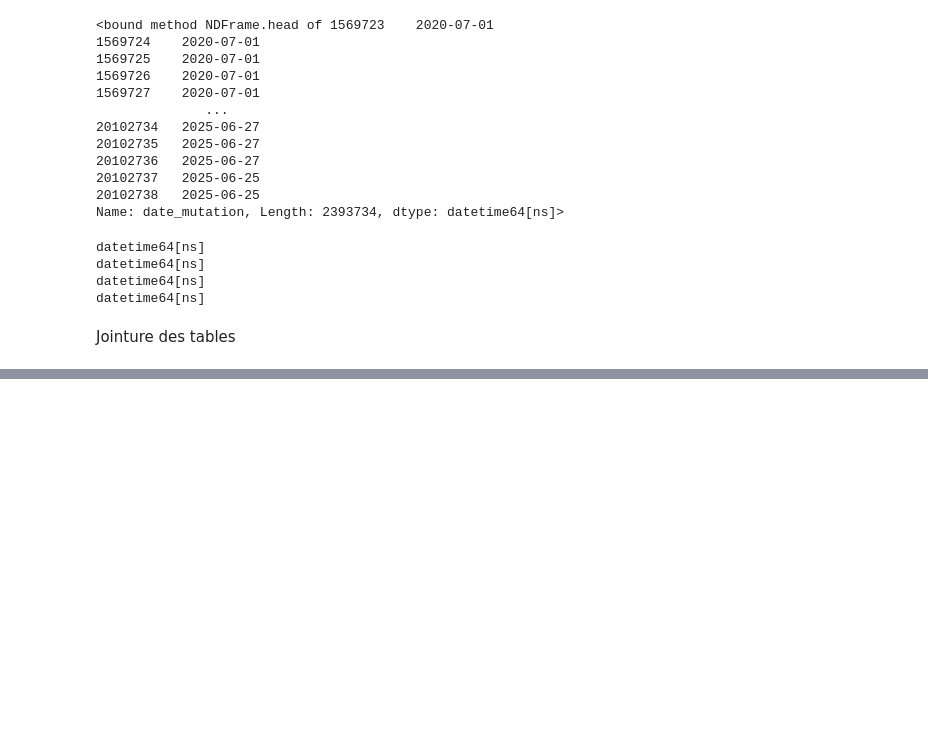
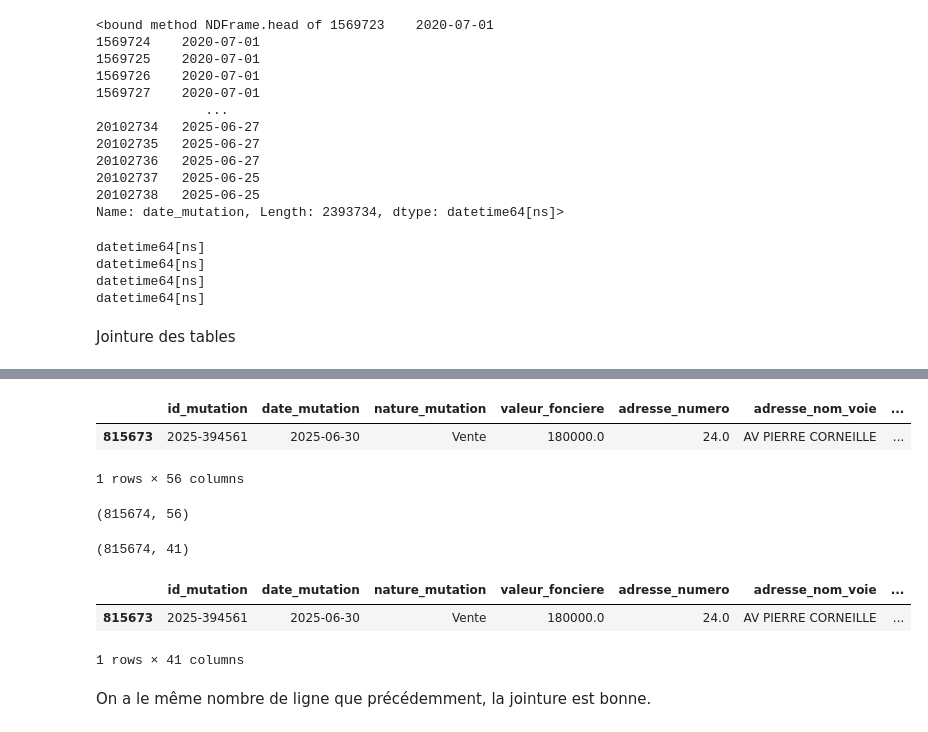
Before and after one commit to leocoooo/land_value_prediction, a Jupyter notebook: src/construction_de_la_base/construction.ipynb, the cells around one changed output, grey strips where cells are left out. Cells and saved outputs as stored; diff of their text form; code cells hidden in the pictures; blank space fills up the shorter version.

```diff
--- a/src/construction_de_la_base/construction.ipynb
+++ b/src/construction_de_la_base/construction.ipynb
@@ -1391,0 +1222,24 @@ print("\n" + "=" * 70)
+# %%
+df_vf_idf_enriched.tail(1)
+# %% [output]
+|  | id_mutation | date_mutation | nature_mutation | valeur_fonciere | adresse_numero | adresse_nom_voie | ... |
+| 815673 | 2025-394561 | 2025-06-30 | Vente | 180000.0 | 24.0 | AV PIERRE CORNEILLE | ... |
+1 rows × 56 columns
+# %%
+df_vf_idf_enriched.shape
+# %% [output]
+(815674, 56)
+# %%
+df_vf_idf = pd.read_csv("../../data/df_vf_idf.csv")
+# %%
+df_vf_idf.shape
+# %% [output]
+(815674, 41)
+# %%
+df_vf_idf.tail(1)
+# %% [output]
+|  | id_mutation | date_mutation | nature_mutation | valeur_fonciere | adresse_numero | adresse_nom_voie | ... |
+| 815673 | 2025-394561 | 2025-06-30 | Vente | 180000.0 | 24.0 | AV PIERRE CORNEILLE | ... |
+1 rows × 41 columns
+# %% [markdown]
+On a le même nombre de ligne que précédemment, la jointure est bonne.
```
Also changed, not shown: parts of 6 cells of this notebook.
